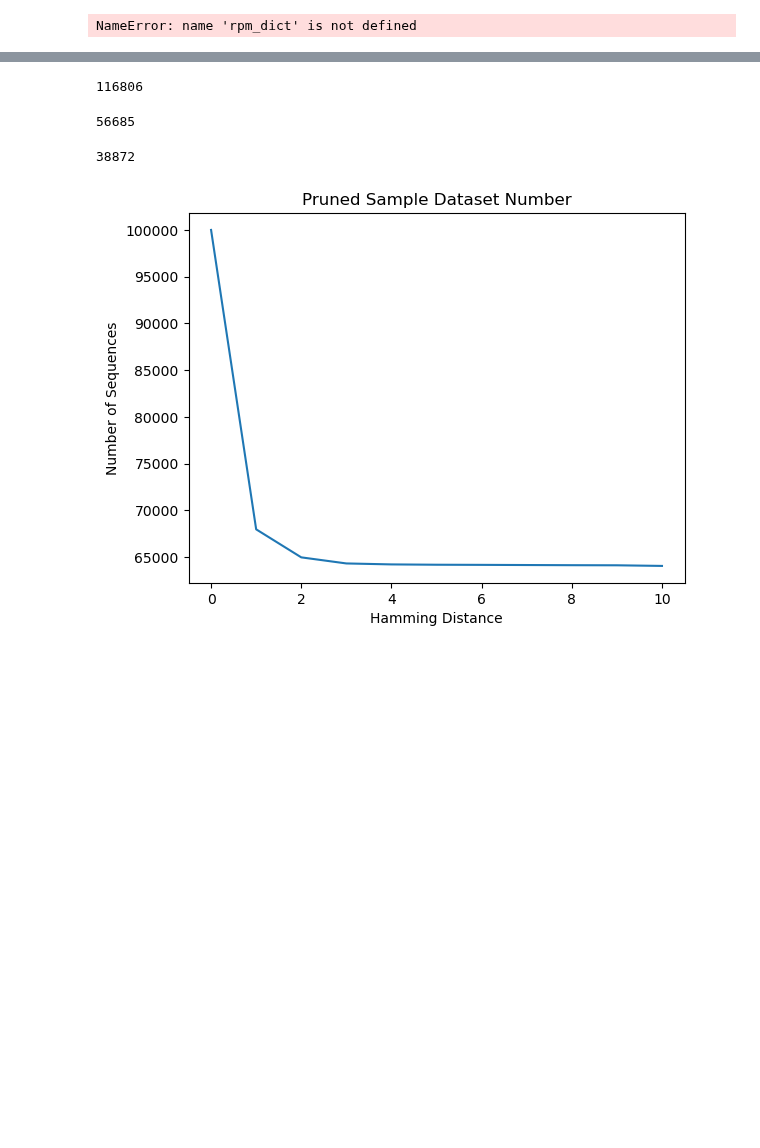
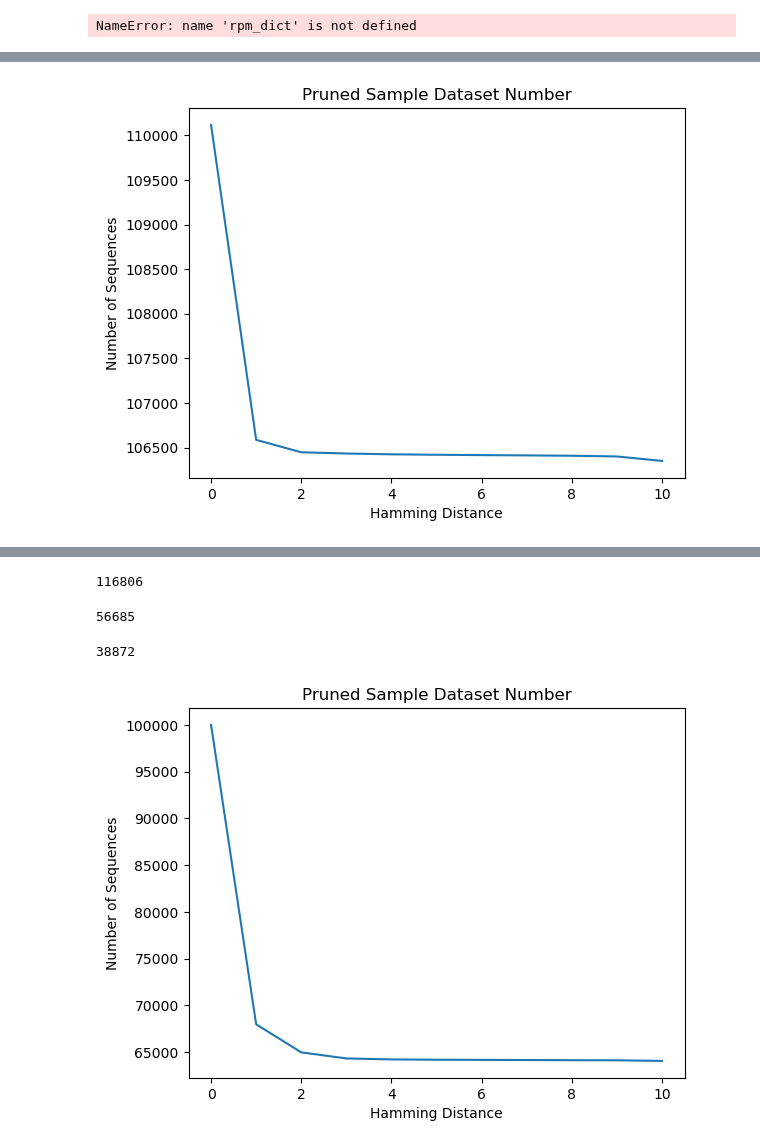
Before and after one commit to Jonahowns/phage_display_ML, a Jupyter notebook: datasets/exosome_dataset_prep_classifier.ipynb, the cells around one changed output, grey strips where cells are left out. Drawn from its saved outputs; the diff is of its cells as text; code cells hidden in the pictures; blank space fills up the shorter version.

```diff
--- a/datasets/exosome_dataset_prep_classifier.ipynb
+++ b/datasets/exosome_dataset_prep_classifier.ipynb
@@ -113,0 +194,2 @@ r5_data = exo_df[exo_df["round"] == "r5"]
+# %%
+exo_enrich = enrichment_averge(exo_pd, ["r2", "r3", "r4", "r5"], diff_weights=[0.98, 1.0, 1.02], round_weights=[0.95, 0.97, 1.03, 1.05])
@@ -113,0 +211,14 @@ r5_data = exo_df[exo_df["round"] == "r5"]
+# %%
+e_u_dists = prune_similar_sequences_df(unenriched_carried, enriched_carried, return_min_distances=True)
+# %%
+import matplotlib.pyplot as plt
+fig, axs = plt.subplots(1, 1)
+hamming_dists = np.arange(0, 11, 1).tolist()
+number_of_seqs =[sum(i > d for i in e_u_dists) for d in hamming_dists]
+axs.plot(hamming_dists, number_of_seqs)
+axs.set_xlabel("Hamming Distance")
+axs.set_ylabel("Number of Sequences")
+axs.set_title("Pruned Sample Dataset Number")
+plt.show()
+# %% [output]
+[figure, added]
```
Also changed, not shown: parts of 30 cells of this notebook, 18 other files.
